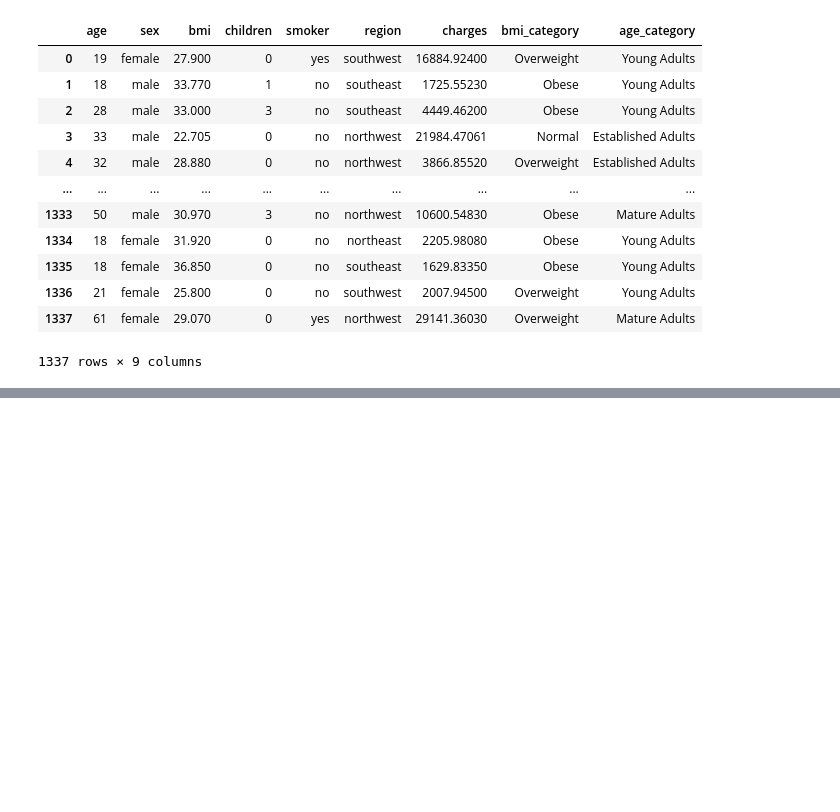
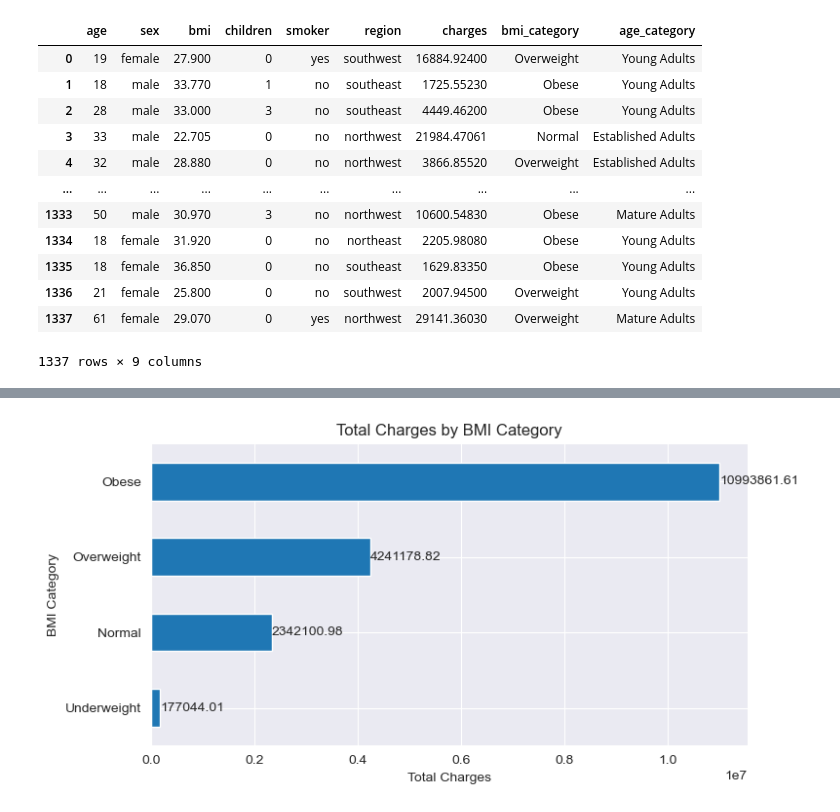
Before and after one commit to fikrifaizz/claim-dashboard-for-hr-monitoring, a Jupyter notebook: notebooks/eda.ipynb, the cells around one changed output, grey strips where cells are left out. Saved outputs shown, nothing was run; the diff lists cells and outputs as text; code cells hidden in the pictures; blank space fills up the shorter version.

```diff
--- a/notebooks/eda.ipynb
+++ b/notebooks/eda.ipynb
@@ -144,0 +179,13 @@ age_category_group(data)
+# %%
+charges_by_bmi_category = data.groupby("bmi_category")["charges"].sum()
+charges_by_bmi_category = charges_by_bmi_category.sort_values(ascending=True)
+ax = charges_by_bmi_category.plot(kind="barh", figsize=(8, 4))
+ax.tick_params(axis='y', labelrotation=0)
+ax.set_ylabel("BMI Category")
+ax.set_xlabel("Total Charges")
+ax.set_title("Total Charges by BMI Category")
+for container in ax.containers:
+    ax.bar_label(container, fmt="%.2f", )
+plt.tight_layout()
+# %% [output]
+[figure, added]
```
Also changed, not shown: parts of 8 cells of this notebook, 6 other files.
